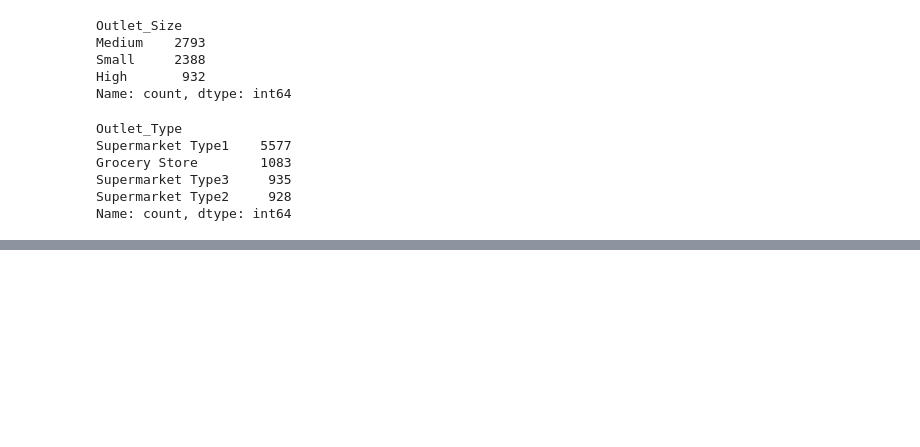
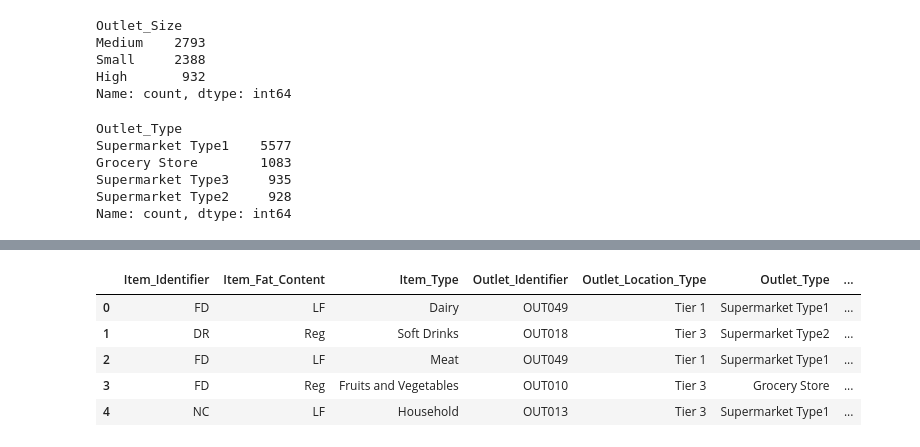
Before and after one commit to VED-PRAKA5H/sales-forecasting, a Jupyter notebook: notebook/eda.ipynb, the cells around one changed output, grey strips where cells are left out. Saved outputs shown, nothing was run; the diff lists cells and outputs as text; code cells hidden in the pictures; blank space fills up the shorter version.

```diff
--- a/notebook/eda.ipynb
+++ b/notebook/eda.ipynb
@@ -257,0 +501,9 @@ Name: count, dtype: int64
+# %%
+cat_x.head()
+# %% [output]
+|  | Item_Identifier | Item_Fat_Content | Item_Type | Outlet_Identifier | Outlet_Location_Type | Outlet_Type | ... |
+| 0 | FD | LF | Dairy | OUT049 | Tier 1 | Supermarket Type1 | ... |
+| 1 | DR | Reg | Soft Drinks | OUT018 | Tier 3 | Supermarket Type2 | ... |
+| 2 | FD | LF | Meat | OUT049 | Tier 1 | Supermarket Type1 | ... |
+| 3 | FD | Reg | Fruits and Vegetables | OUT010 | Tier 3 | Grocery Store | ... |
+| 4 | NC | LF | Household | OUT013 | Tier 3 | Supermarket Type1 | ... |
```
Also changed, not shown: parts of 75 cells of this notebook.
